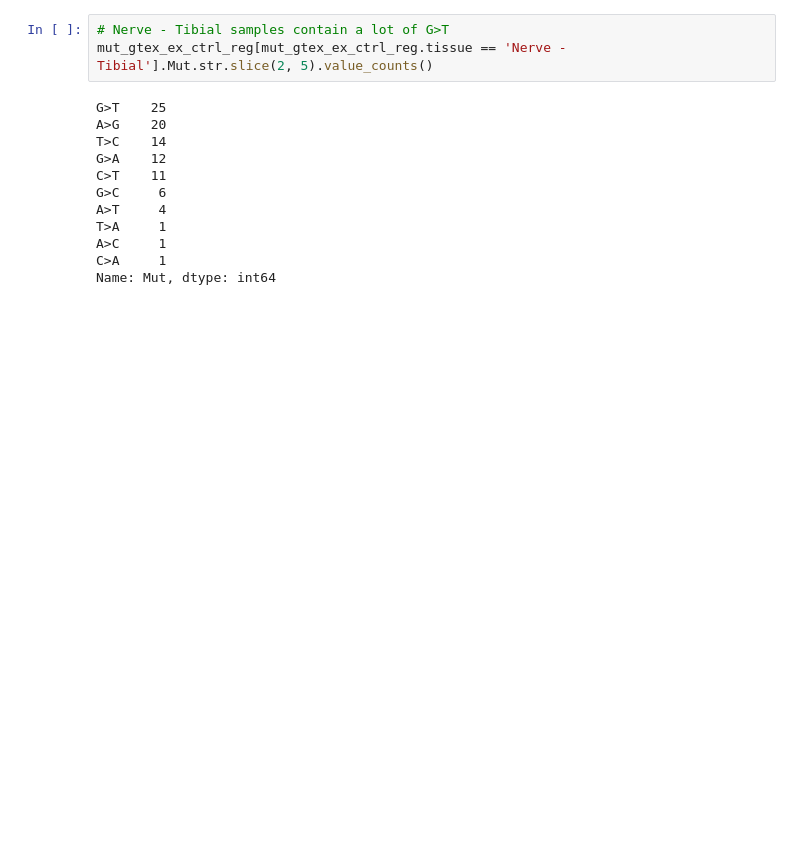
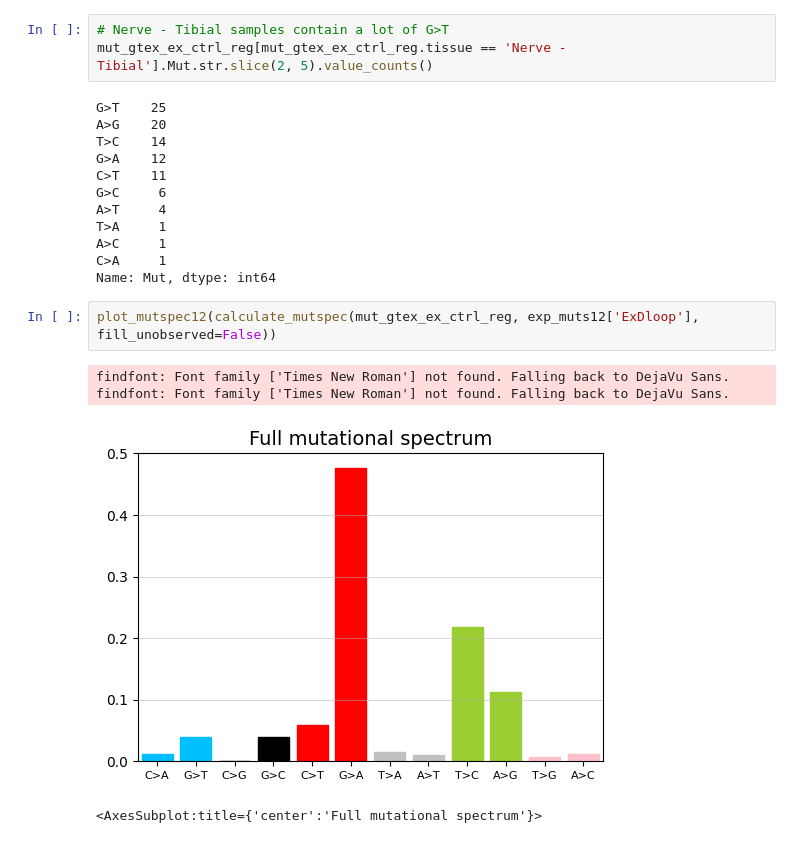
Before and after one commit to mitoclub/mtdnaMutSpecOfCancers, a Jupyter notebook: notebooks/new_hypo.ipynb, the cells around one changed output. Cells and saved outputs as stored; diff of their text form; blank space fills up the shorter version.

```diff
--- a/notebooks/new_hypo.ipynb
+++ b/notebooks/new_hypo.ipynb
@@ -282,3 +327,10 @@ T>A     1
 A>C     1
 C>A     1
 Name: Mut, dtype: int64
+# %%
+plot_mutspec12(calculate_mutspec(mut_gtex_ex_ctrl_reg, exp_muts12['ExDloop'], fill_unobserved=False))
+# %% [output]
+findfont: Font family ['Times New Roman'] not found. Falling back to DejaVu Sans.
+findfont: Font family ['Times New Roman'] not found. Falling back to DejaVu Sans.
+[figure, added]
+<AxesSubplot:title={'center':'Full mutational spectrum'}>
```
Also changed, not shown: parts of 22 cells of this notebook, 1 other file.
